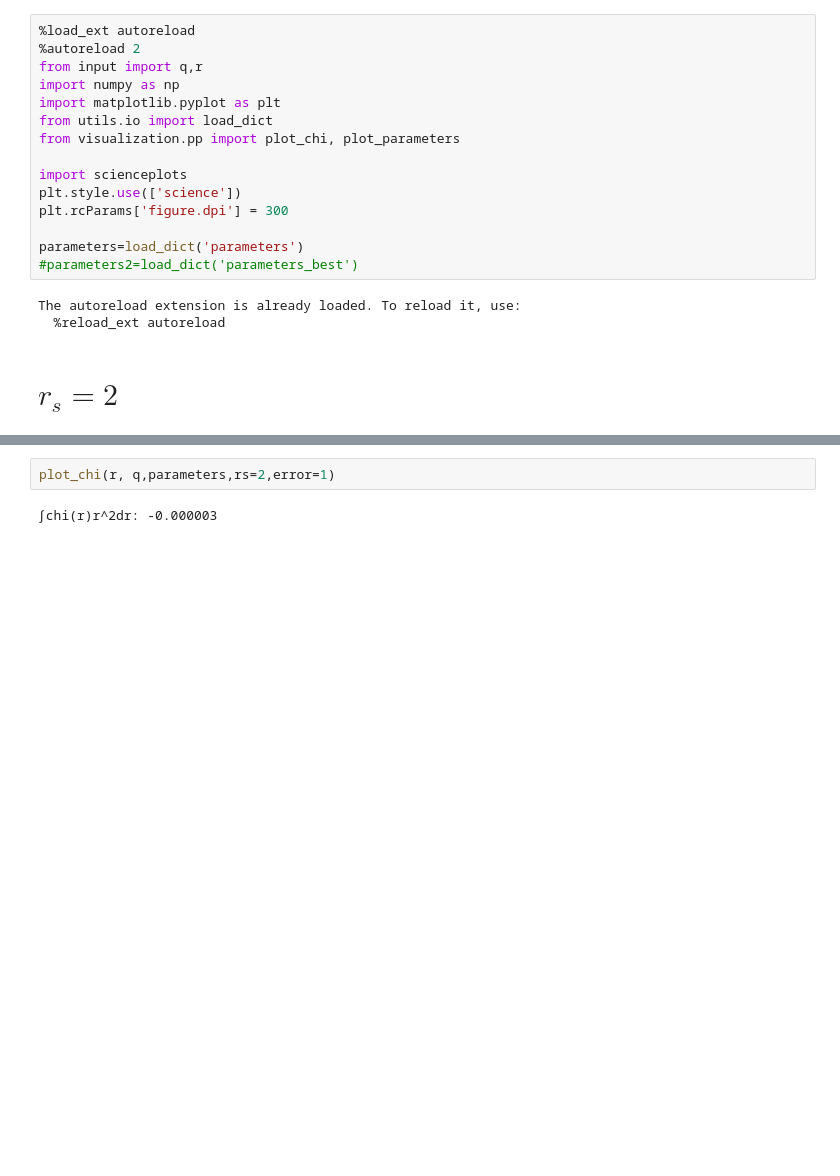
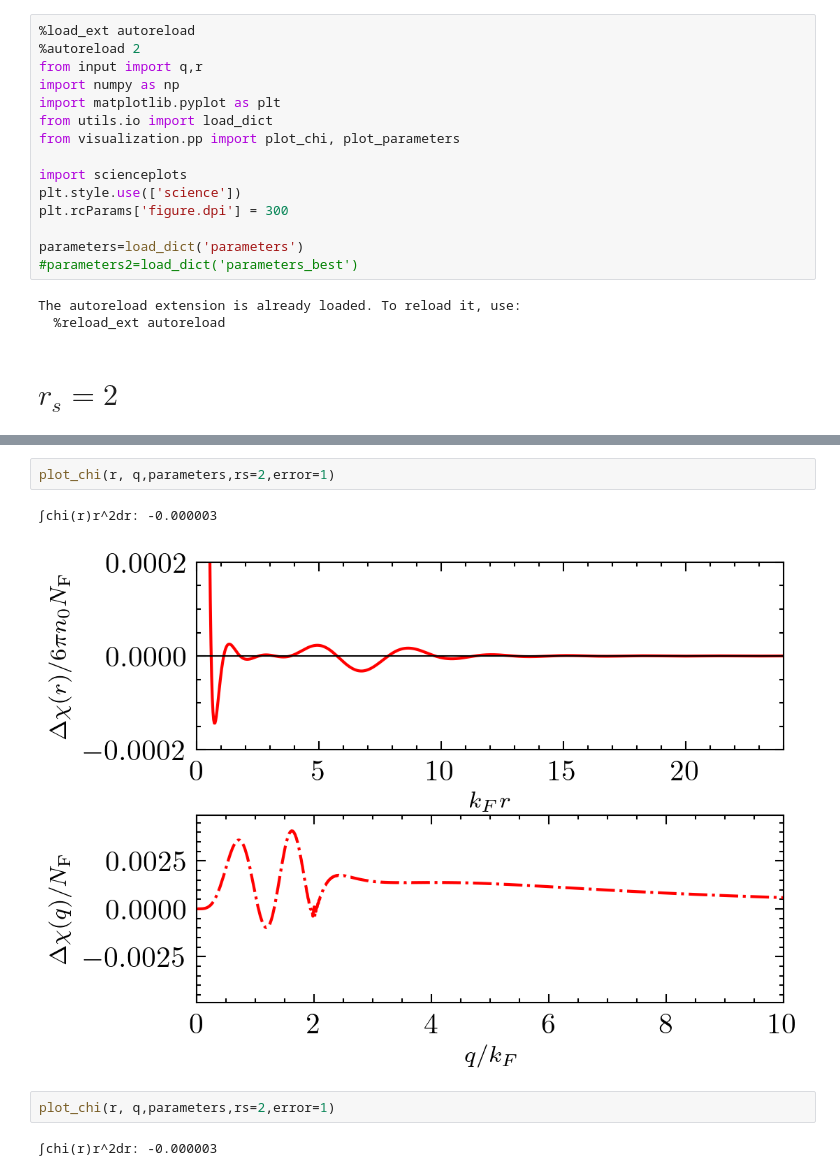
Before and after one commit to moegunes/chi_interpolation, a Jupyter notebook: check_chi.ipynb, the cells around one changed output, grey strips where cells are left out. Cells and saved outputs as stored; diff of their text form; blank space fills up the shorter version.

```diff
--- a/check_chi.ipynb
+++ b/check_chi.ipynb
@@ -26,3 +26,8 @@ plot_chi(r, q,parameters,rs=2,error=0)
+# %%
+plot_chi(r, q,parameters,rs=2,error=1)
+# %% [output]
+∫chi(r)r^2dr: -0.000003
+[figure, added]
 # %%
 plot_chi(r, q,parameters,rs=2,error=1)
 # %% [output]
```
Also changed, not shown: parts of 1 cell of this notebook, 9 other files.
